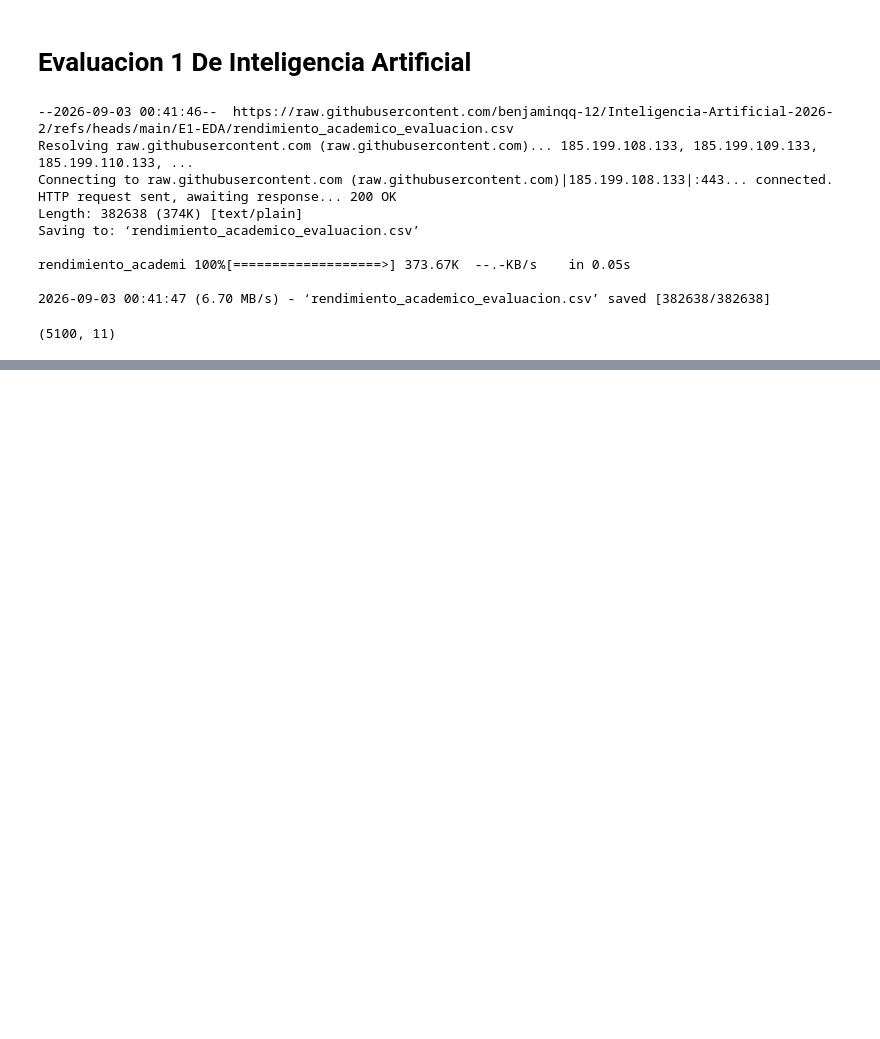
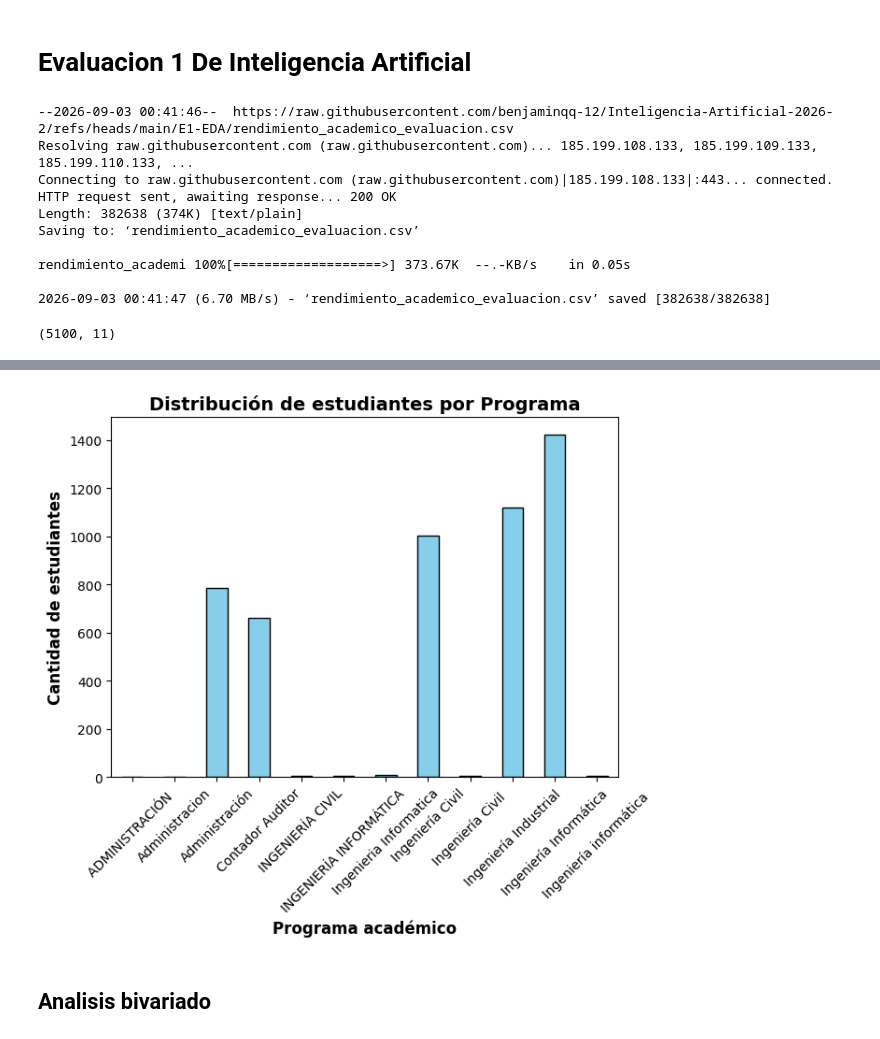
Before and after one commit to benjaminqq-12/Inteligencia-Artificial-2026-2, a Jupyter notebook: E1-EDA/Evaluacion_1_EDA.ipynb, the cells around one changed output, grey strips where cells are left out. Saved outputs shown, nothing was run; the diff lists cells and outputs as text; code cells hidden in the pictures; blank space fills up the shorter version.

```diff
--- a/E1-EDA/Evaluacion_1_EDA.ipynb
+++ b/E1-EDA/Evaluacion_1_EDA.ipynb
@@ -34,0 +270,17 @@ JJAJJAA
+# %%
+plt.figure(figsize=(7, 5))
+
+data["Program"].value_counts().sort_index().plot(
+    kind="bar", color="skyblue", edgecolor="black"
+)
+
+plt.title("Distribución de estudiantes por Programa", fontsize=14, fontweight="bold")
+plt.xlabel("Programa académico", fontsize=12, fontweight="bold")
+plt.ylabel("Cantidad de estudiantes", fontsize=12, fontweight="bold")
+plt.xticks(rotation=45)
+
+plt.show()
+# %% [output]
+[figure, added]
+# %% [markdown]
+## Analisis bivariado
```
Also changed, not shown: parts of 38 cells of this notebook.
